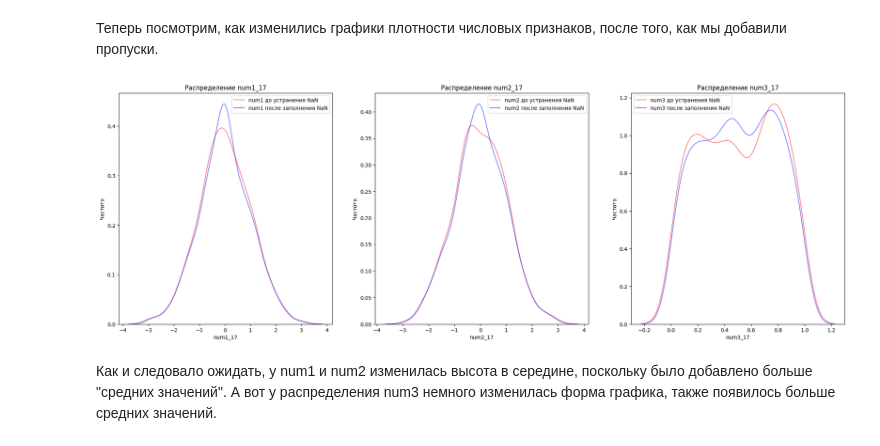
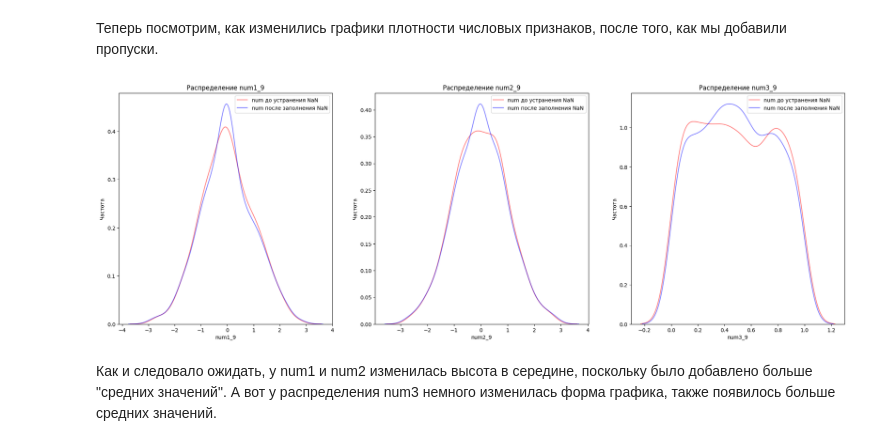
Before and after one commit to DKMFzF/pre-processing-of-data, a Jupyter notebook: pre-processing-of-data.ipynb, the cells around one changed output. Cells and saved outputs as stored; diff of their text form; code cells hidden in the pictures.

```diff
--- a/pre-processing-of-data.ipynb
+++ b/pre-processing-of-data.ipynb
@@ -669,14 +680,15 @@ imputer_knn = KNNImputer(n_neighbors=5, weights='distance', metric='nan_euclidea
 result = imputer_knn.fit_transform(dataframe)
 # %%
 # Пересоздаём датафрейм из заполненных параметров
-imputer_knn_cols = ['cat11_nationality',
-                    'num1_17',
-                    'num2_17',
-                    'num3_17',
-                    'cat7_motivesForEmployeesToWorkBetter_friendly work culture',
-                    'cat7_motivesForEmployeesToWorkBetter_peer motivation',
-                    'cat7_motivesForEmployeesToWorkBetter_professional growth opportunities',
-                    'cat7_motivesForEmployeesToWorkBetter_recognition']
+imputer_knn_cols = ['cat4_income',
+                    'num1_9',
+                    'num2_9',
+                    'num3_9',
+                    'cat15_programmingLanguage_c',
+                    'cat15_programmingLanguage_c++',
+                    'cat15_programmingLanguage_java',
+                    'cat15_programmingLanguage_js',
+                    'cat15_programmingLanguage_python']
 dataframe = pd.DataFrame(result, columns=imputer_knn_cols)
 # %%
 # Теперь наш датафрейм выглядит следующим образом
@@ -799,25 +817,25 @@ C cat7 тоже всё хорошо.
 Теперь посмотрим, как изменились графики плотности числовых признаков, после того, как мы добавили пропуски.
 # %%
 # Применяем стандартизацию и масштабирование к данным старого датафрейма (до заполнения пропусков)
-old_dataframe[['num1_17', 'num2_17']] = stsc.fit_transform(old_dataframe[['num1_17', 'num2_17']])
-old_dataframe[['num3_17']] = mms.fit_transform(old_dataframe[['num3_17']])
+old_dataframe[['num1_9', 'num2_9']] = stsc.fit_transform(old_dataframe[['num1_9', 'num2_9']])
+old_dataframe[['num3_9']] = mms.fit_transform(old_dataframe[['num3_9']])
 # %%
 plt.figure(figsize=(25, 8))
 
-for idx, col in enumerate(['num1_17','num2_17', 'num3_17']):
+for idx, col in enumerate(['num1_9','num2_9', 'num3_9']):
 
     # Гистограмма
     plt.subplot(1, 3, idx+1)
     sns.kdeplot(old_dataframe[col], color='red', alpha=0.5)
     sns.kdeplot(dataframe[col], color='blue', alpha=0.5)
     plt.legend([f'{col[:-3]} до устранения NaN', f'{col[:-3]} после заполнения NaN'])
     plt.title(f'Распределение {col}')
     plt.xlabel(col)
     plt.ylabel('Частота')
 
 plt.show()
 # %% [output]
-[figure, old version]
+[figure, new version]
 # %% [markdown]
 Как и следовало ожидать, у num1 и num2 изменилась высота в середине, поскольку было добавлено больше "средних значений". А вот у распределения num3 немного изменилась форма графика, также появилось больше средних значений.
 # %% [markdown]
```
Also changed, not shown: parts of 15 cells of this notebook.
